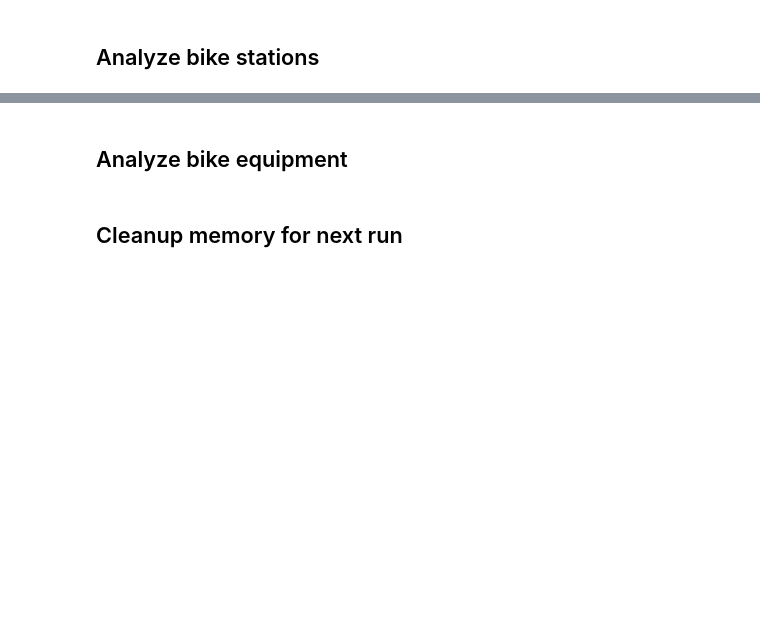
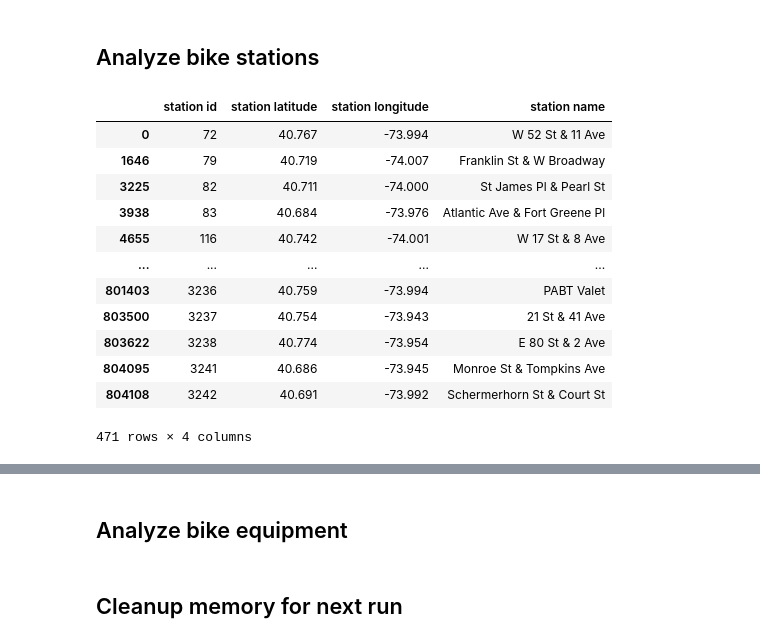
Before and after one commit to andygitlib/tableau-citibike, a Jupyter notebook: citibike_data_import.ipynb, the cells around one changed output, grey strips where cells are left out. Drawn from its saved outputs; the diff is of its cells as text; code cells hidden in the pictures; blank space fills up the shorter version.

```diff
--- a/citibike_data_import.ipynb
+++ b/citibike_data_import.ipynb
@@ -273,8 +416,23 @@ if debug_mode == 'n':
 # %%
 start_stations_df = citibike_df.drop_duplicates(subset=["start station id", "start station latitude","start station longitude","start station name"])
 start_stations_df = start_stations_df[["start station id", "start station latitude","start station longitude","start station name"]]
 start_stations_df = pd.DataFrame(start_stations_df)
 start_stations_df.columns = ["station id", "station latitude","station longitude","station name"]
+start_stations_df
+# %% [output]
+|  | station id | station latitude | station longitude | station name |
+| 0 | 72 | 40.767 | -73.994 | W 52 St & 11 Ave |
+| 1646 | 79 | 40.719 | -74.007 | Franklin St & W Broadway |
+| 3225 | 82 | 40.711 | -74.000 | St James Pl & Pearl St |
+| 3938 | 83 | 40.684 | -73.976 | Atlantic Ave & Fort Greene Pl |
+| 4655 | 116 | 40.742 | -74.001 | W 17 St & 8 Ave |
+| ... | ... | ... | ... | ... |
+| 801403 | 3236 | 40.759 | -73.994 | PABT Valet |
+| 803500 | 3237 | 40.754 | -73.943 | 21 St & 41 Ave |
+| 803622 | 3238 | 40.774 | -73.954 | E 80 St & 2 Ave |
+| 804095 | 3241 | 40.686 | -73.945 | Monroe St & Tompkins Ave |
+| 804108 | 3242 | 40.691 | -73.992 | Schermerhorn St & Court St |
+471 rows × 4 columns
 # %%
 end_stations_df = citibike_df.drop_duplicates(subset=["end station id", "end station latitude","end station longitude","end station name"])
 end_stations_df = end_stations_df[["end station id", "end station latitude","end station longitude","end station name"]]
```
Also changed, not shown: parts of 32 cells of this notebook, 7 other files.
